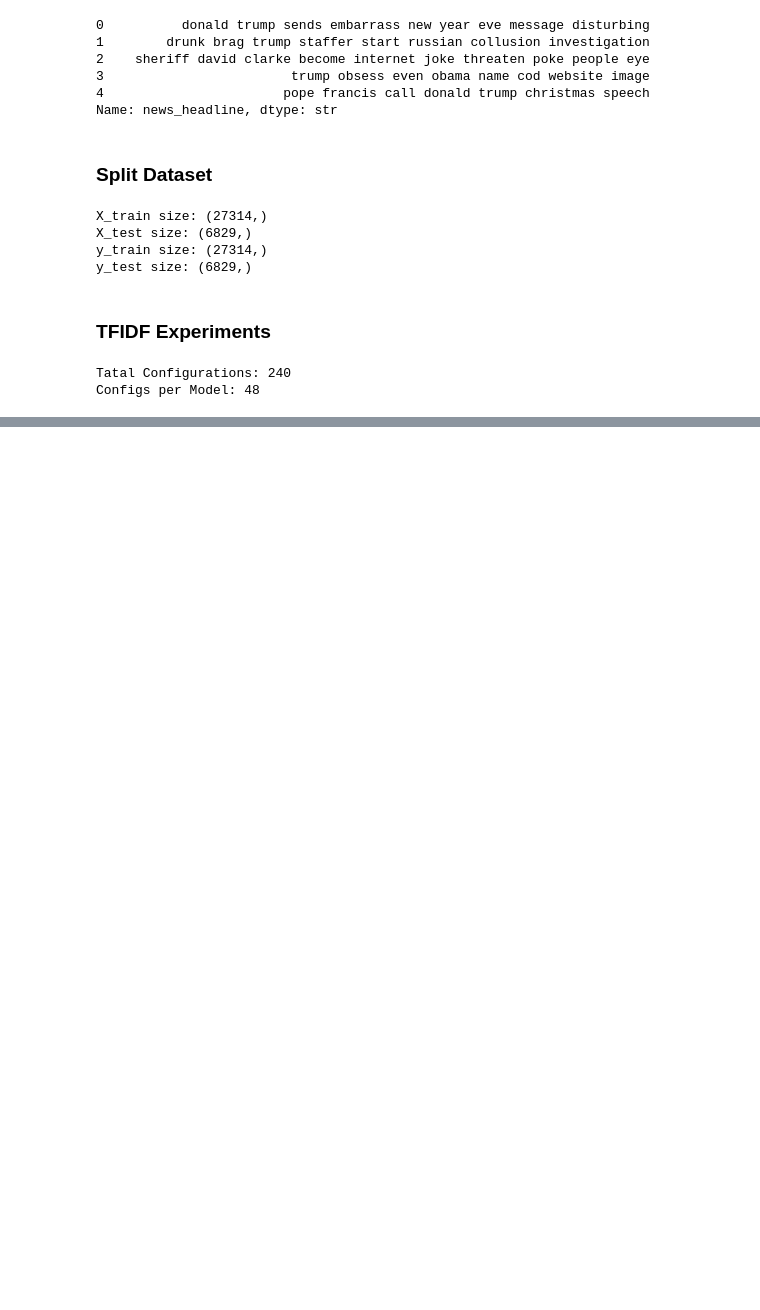
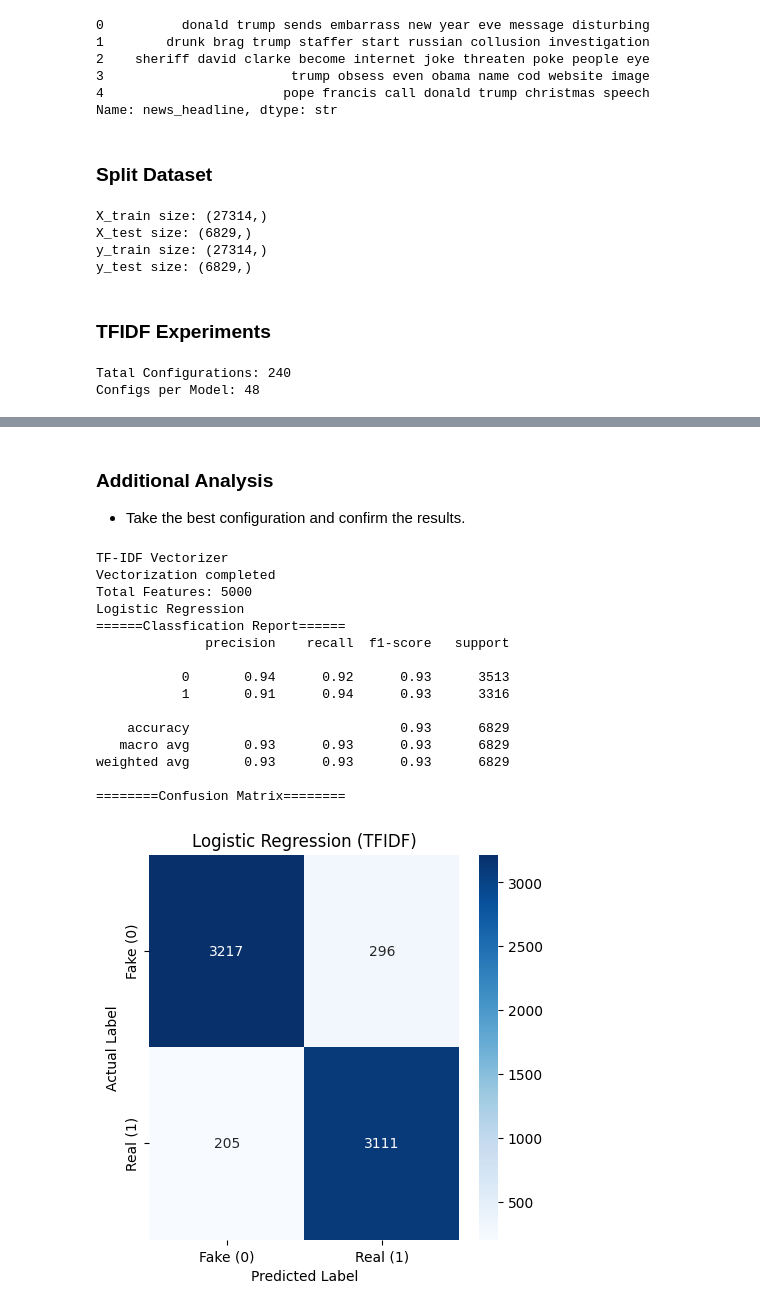
Before and after one commit to harmandeep2993/fake-news-detection-nlp, a Jupyter notebook: notebooks/experimentsTFIDF.ipynb, the cells around one changed output, grey strips where cells are left out. Drawn from its saved outputs; the diff is of its cells as text; code cells hidden in the pictures; blank space fills up the shorter version.

```diff
--- a/notebooks/experimentsTFIDF.ipynb
+++ b/notebooks/experimentsTFIDF.ipynb
@@ -22,7 +17,7 @@ os.getcwd()
 # %% [markdown]
 ### Load Dataset
 # %%
-df = pd.read_csv(r"dataset\processed\clean_dataset.csv")
+df = pd.read_csv(r"..\dataset\processed\clean_dataset.csv")
 df.head()
 # %% [output]
 |  | news_headline | label |
@@ -40,2 +28,0 @@ dtype: int64
-# %%
-df.dropna(inplace= True)
@@ -232,0 +151,67 @@ plt.show()
+# %% [markdown]
+### Additional Analysis
+
+* Take the best configuration and confirm the results.
+# %%
+from sklearn.metrics import classification_report, confusion_matrix
+from src.vectorize import get_vectorize
+lr = LogisticRegression()
+
+_, _, lr_X_train_vec, lr_X_test_vec = get_vectorize(
+    X_train,
+    X_test,
+    method='tfidf',
+    ngram_range=(1,3),
+    min_df=1,
+    max_df=0.99,
+    max_features=5000
+)
+
+# Fit model
+lr_model = lr.fit(lr_X_train_vec, y_train)
+
+# Predictions
+y_pred_test = lr_model.predict(lr_X_test_vec)
+y_pred_train = lr_model.predict(lr_X_train_vec)
+
+# Classification report (test)
+report = classification_report(y_test, y_pred_test)
+matrix = confusion_matrix(y_test, y_pred_test)
+
+print("Logistic Regression")
+print("======Classfication Report======")
+print(report)
+
+print("========Confusion Matrix========")
+# Confusion matrix
+plt.figure(figsize=(5,5))
+sns.heatmap(
+    matrix,
+    annot=True,
+    fmt='d',
+    cmap='Blues',
+    xticklabels=['Fake (0)', 'Real (1)'],
+    yticklabels=['Fake (0)', 'Real (1)']
+)
+
+plt.xlabel("Predicted Label")
+plt.ylabel("Actual Label")
+plt.title("Logistic Regression (TFIDF)")
+plt.show()
+# %% [output]
+TF-IDF Vectorizer
+Vectorization completed
+Total Features: 5000
+Logistic Regression
+======Classfication Report======
+              precision    recall  f1-score   support
+
+           0       0.94      0.92      0.93      3513
+           1       0.91      0.94      0.93      3316
+
+    accuracy                           0.93      6829
+   macro avg       0.93      0.93      0.93      6829
+weighted avg       0.93      0.93      0.93      6829
+
+========Confusion Matrix========
+[figure, added]
```
Also changed, not shown: parts of 13 cells of this notebook.
